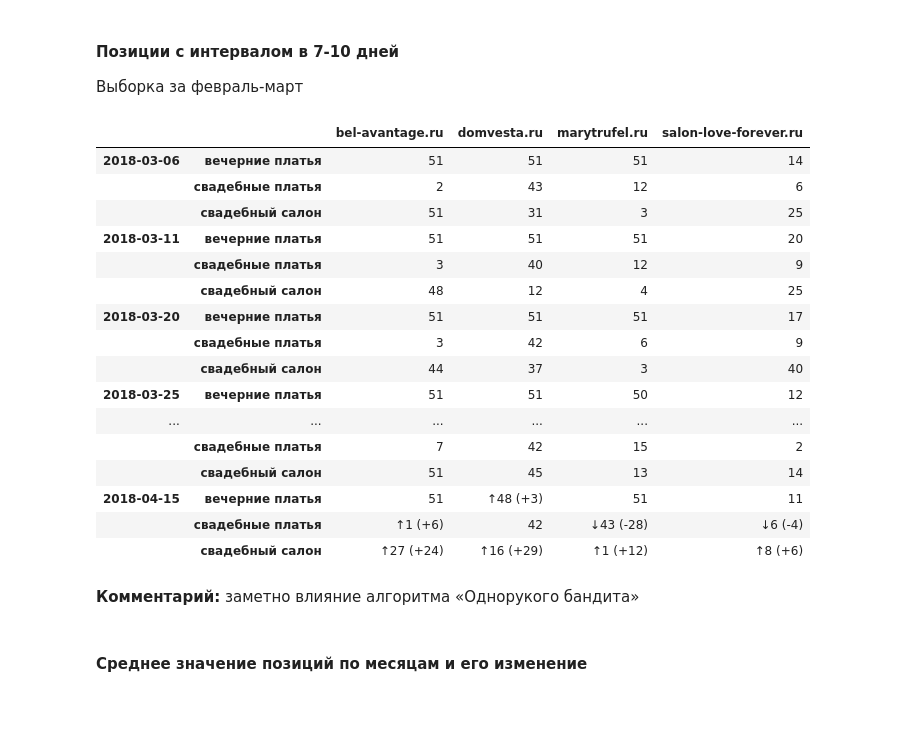
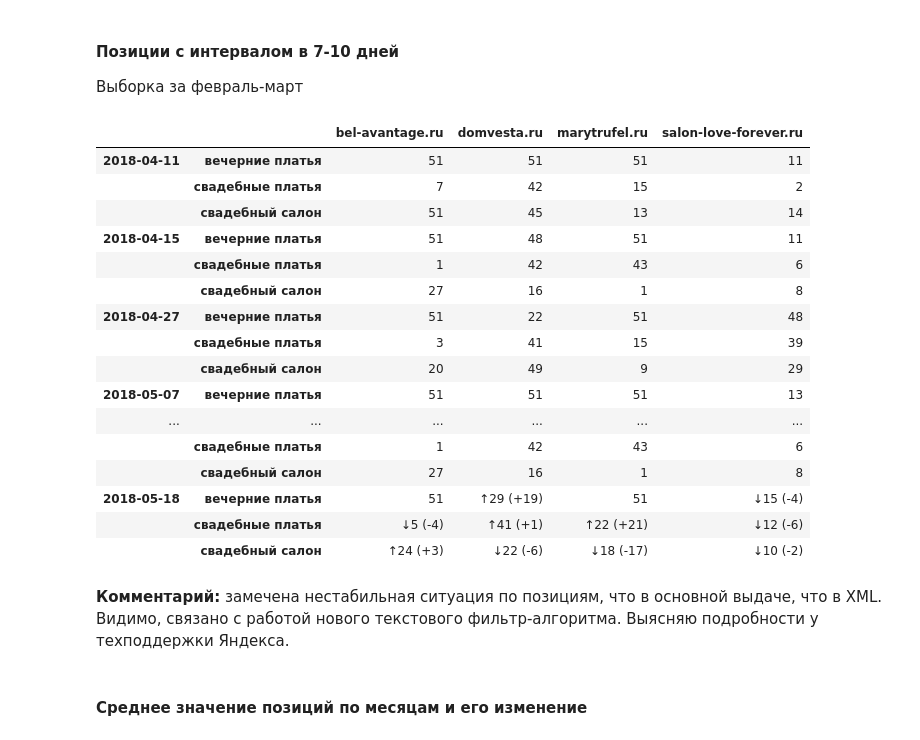
Before and after one commit to salon-love-forever/reports, a Jupyter notebook: salon-love-forever.ru.ipynb, the cells around one changed output. Cells and saved outputs as stored; diff of their text form; code cells hidden in the pictures; blank space fills up the shorter version.

```diff
--- a/salon-love-forever.ru.ipynb
+++ b/salon-love-forever.ru.ipynb
@@ -194,27 +198,27 @@ indx_m = cols_m.index('salon-love-forever.ru')
 cols_m.append(cols_m.pop(indx_m))
 # %%
 # positions['msk'] = positions['msk'].fillna(51).applymap(lambda x: int(x))
-change_positions(positions['msk'][cols_m].loc[(slice('2018-03','2018-04'), All), All]) # .loc[['201707', '201711'], :]
+change_positions(positions['msk'][cols_m].loc[(slice('2018-04','2018-05'), All), All]) # .loc[['201707', '201711'], :]
 # %% [output]
 |  |  | bel-avantage.ru | domvesta.ru | marytrufel.ru | salon-love-forever.ru |
-| 2018-03-06 | вечерние платья | 51 | 51 | 51 | 14 |
-|  | свадебные платья | 2 | 43 | 12 | 6 |
-|  | свадебный салон | 51 | 31 | 3 | 25 |
-| 2018-03-11 | вечерние платья | 51 | 51 | 51 | 20 |
-|  | свадебные платья | 3 | 40 | 12 | 9 |
-|  | свадебный салон | 48 | 12 | 4 | 25 |
-| 2018-03-20 | вечерние платья | 51 | 51 | 51 | 17 |
-|  | свадебные платья | 3 | 42 | 6 | 9 |
-|  | свадебный салон | 44 | 37 | 3 | 40 |
-| 2018-03-25 | вечерние платья | 51 | 51 | 50 | 12 |
-| ... | ... | ... | ... | ... | ... |
+| 2018-04-11 | вечерние платья | 51 | 51 | 51 | 11 |
 |  | свадебные платья | 7 | 42 | 15 | 2 |
 |  | свадебный салон | 51 | 45 | 13 | 14 |
-| 2018-04-15 | вечерние платья | 51 | ↑48 (+3) | 51 | 11 |
-|  | свадебные платья | ↑1 (+6) | 42 | ↓43 (-28) | ↓6 (-4) |
-|  | свадебный салон | ↑27 (+24) | ↑16 (+29) | ↑1 (+12) | ↑8 (+6) |
+| 2018-04-15 | вечерние платья | 51 | 48 | 51 | 11 |
+|  | свадебные платья | 1 | 42 | 43 | 6 |
+|  | свадебный салон | 27 | 16 | 1 | 8 |
+| 2018-04-27 | вечерние платья | 51 | 22 | 51 | 48 |
+|  | свадебные платья | 3 | 41 | 15 | 39 |
+|  | свадебный салон | 20 | 49 | 9 | 29 |
+| 2018-05-07 | вечерние платья | 51 | 51 | 51 | 13 |
+| ... | ... | ... | ... | ... | ... |
+|  | свадебные платья | 1 | 42 | 43 | 6 |
+|  | свадебный салон | 27 | 16 | 1 | 8 |
+| 2018-05-18 | вечерние платья | 51 | ↑29 (+19) | 51 | ↓15 (-4) |
+|  | свадебные платья | ↓5 (-4) | ↑41 (+1) | ↑22 (+21) | ↓12 (-6) |
+|  | свадебный салон | ↑24 (+3) | ↓22 (-6) | ↓18 (-17) | ↓10 (-2) |
-# %% [markdown]
-**Комментарий:** заметно влияние алгоритма «Однорукого бандита»
+# %% [markdown]
+**Комментарий:** замечена нестабильная ситуация по позициям, что в основной выдаче, что в XML. Видимо, связано с работой нового текстового фильтр-алгоритма. Выясняю подробности у техподдержки Яндекса.
 # %% [markdown]
 #### Среднее значение позиций по месяцам и его изменение
 # %%
```
Also changed, not shown: parts of 16 cells of this notebook.
